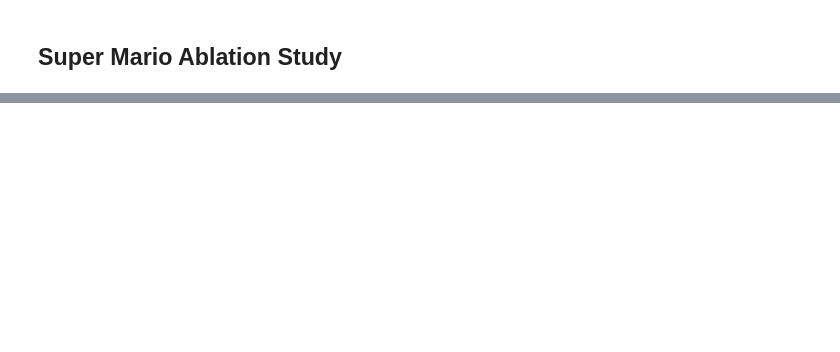
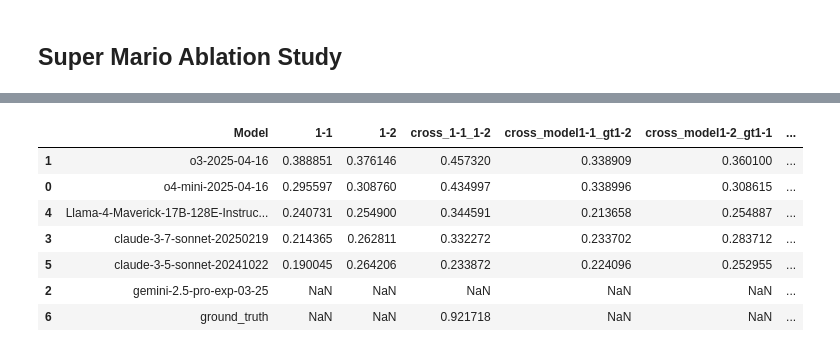
Before and after one commit to lmgame-org/GamingAgent, a Jupyter notebook: apps/ablation_study/ablation_study.ipynb, the cells around one changed output, grey strips where cells are left out. Saved outputs shown, nothing was run; the diff lists cells and outputs as text; code cells hidden in the pictures; blank space fills up the shorter version.

```diff
--- a/apps/ablation_study/ablation_study.ipynb
+++ b/apps/ablation_study/ablation_study.ipynb
@@ -813,0 +907,11 @@ if __name__ == "__main__":
+# %%
+similarity_df
+# %% [output]
+|  | Model | 1-1 | 1-2 | cross_1-1_1-2 | cross_model1-1_gt1-2 | cross_model1-2_gt1-1 | ... |
+| 1 | o3-2025-04-16 | 0.388851 | 0.376146 | 0.457320 | 0.338909 | 0.360100 | ... |
+| 0 | o4-mini-2025-04-16 | 0.295597 | 0.308760 | 0.434997 | 0.338996 | 0.308615 | ... |
+| 4 | Llama-4-Maverick-17B-128E-Instruc... | 0.240731 | 0.254900 | 0.344591 | 0.213658 | 0.254887 | ... |
+| 3 | claude-3-7-sonnet-20250219 | 0.214365 | 0.262811 | 0.332272 | 0.233702 | 0.283712 | ... |
+| 5 | claude-3-5-sonnet-20241022 | 0.190045 | 0.264206 | 0.233872 | 0.224096 | 0.252955 | ... |
+| 2 | gemini-2.5-pro-exp-03-25 | NaN | NaN | NaN | NaN | NaN | ... |
+| 6 | ground_truth | NaN | NaN | 0.921718 | NaN | NaN | ... |
```
Also changed, not shown: parts of 20 cells of this notebook, 7 other files.
